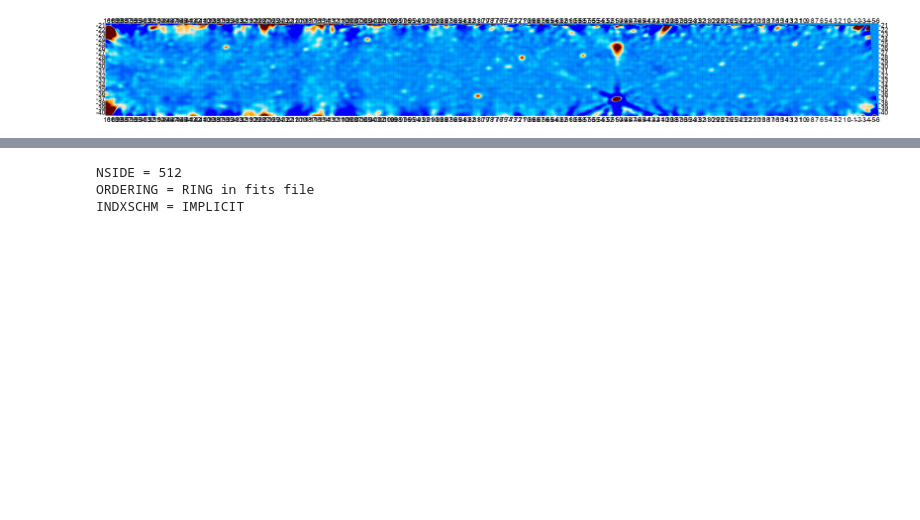
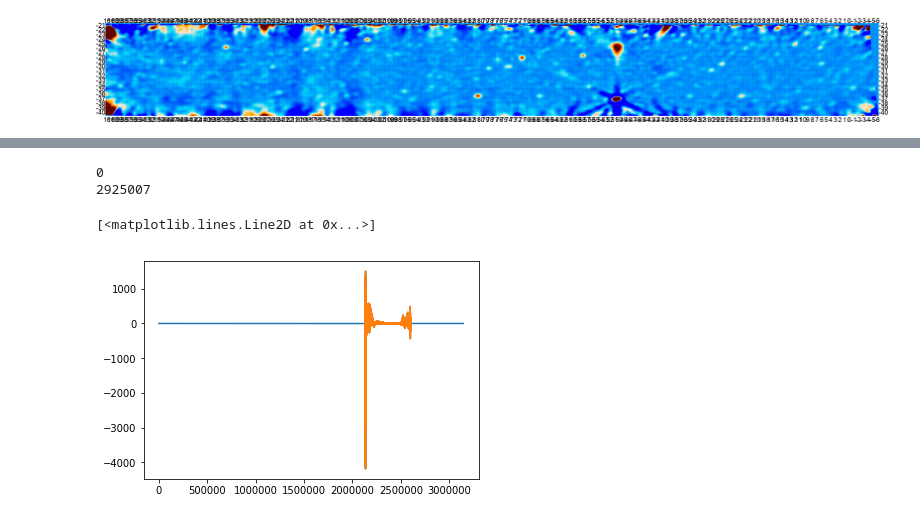
Before and after one commit to UPennEoR/plimpy, a Jupyter notebook: PolarizedMosaics/NonHealpixToHealpix.ipynb, the cells around one changed output, grey strips where cells are left out. Drawn from its saved outputs; the diff is of its cells as text; code cells hidden in the pictures; blank space fills up the shorter version.

```diff
--- a/PolarizedMosaics/NonHealpixToHealpix.ipynb
+++ b/PolarizedMosaics/NonHealpixToHealpix.ipynb
@@ -57,6 +55,15 @@ hp.mollview(Imosaic_hp, min=-15, max=50)
-# %%
-gsm_hp = hp.read_map('GSM150MHz.fits')
-# %% [output]
-NSIDE = 512
-ORDERING = RING in fits file
-INDXSCHM = IMPLICIT
+# %%
+Imosaic_hp_nan = Imosaic_hp.copy()
+Imosaic_hp_nan[Imosaic_hp == 0] = np.nan
+# %%
+print(np.isnan(Imosaic_hp).sum())
+print(np.isnan(Imosaic_hp_nan).sum())
+# %% [output]
+0
+2925007
+# %%
+plt.plot(Imosaic_hp)
+plt.plot(Imosaic_hp_nan)
+# %% [output]
+[<matplotlib.lines.Line2D at 0x...>]
+[figure, added]
```
Also changed, not shown: parts of 25 cells of this notebook.
